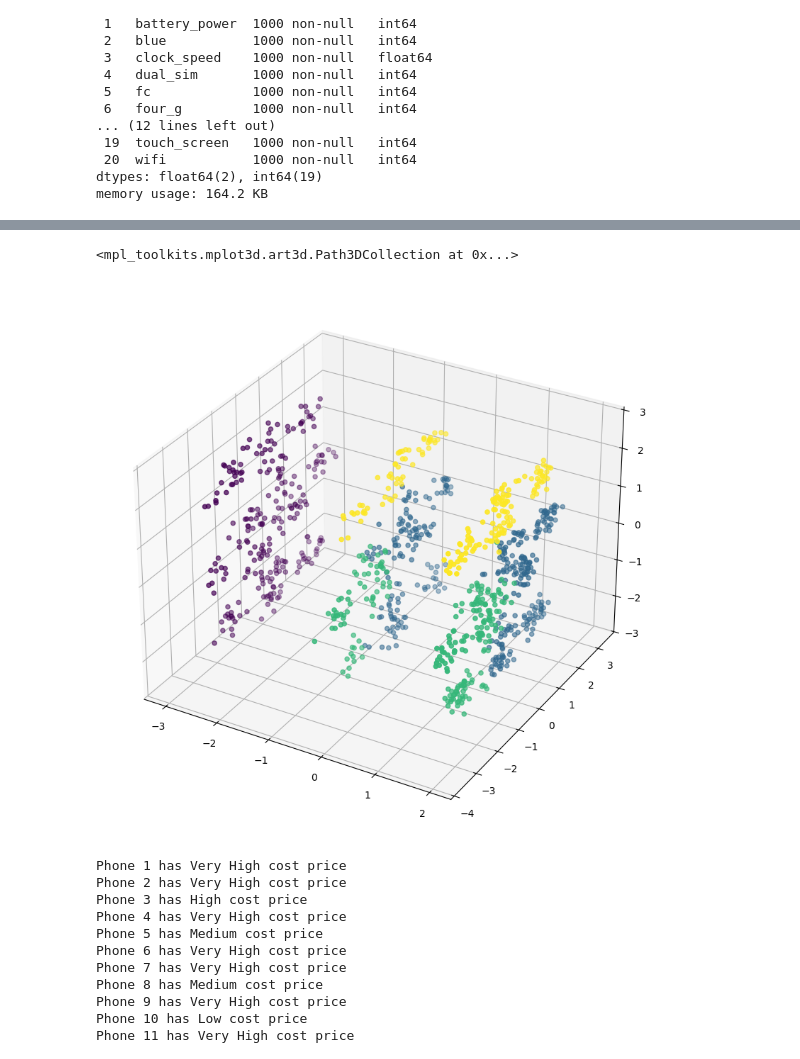
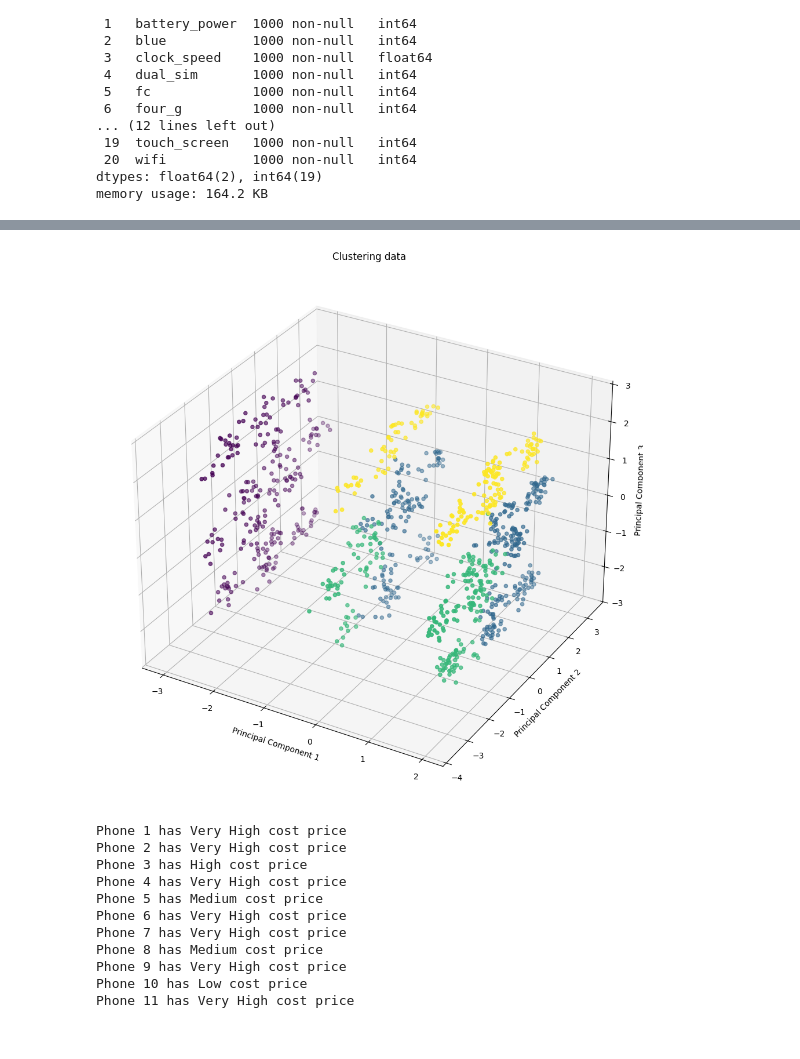
Before and after one commit to dangth2004/Machine-Learning, a Jupyter notebook: mobile_price_prediction/mobile_price.ipynb, the cells around one changed output, grey strips where cells are left out. Drawn from its saved outputs; the diff is of its cells as text; code cells hidden in the pictures.

```diff
--- a/mobile_price_prediction/mobile_price.ipynb
+++ b/mobile_price_prediction/mobile_price.ipynb
@@ -130,12 +154,19 @@ plt.show()
 # %%
+from sklearn.model_selection import train_test_split
+from sklearn.preprocessing import StandardScaler, OneHotEncoder
+
+x_data = train_set.drop('price_range', axis=1)
+x_data = StandardScaler().fit_transform(x_data)  # Standardize data
+y_data = train_set['price_range']
+
 # One-hot encoding
 one_hot_encoder = OneHotEncoder(sparse_output=False, handle_unknown='ignore')
 categorical_features = ["blue", "dual_sim", "four_g", "three_g", "touch_screen", "wifi"]
-original_train = train_set.drop('price_range', axis=1)
-encoded_train = one_hot_encoder.fit_transform(original_train[categorical_features])
-train_df = pd.DataFrame(encoded_train, columns=one_hot_encoder.get_feature_names_out(categorical_features))
-numerical_features_train = original_train.drop(categorical_features, axis=1)
-x_data = pd.concat([numerical_features_train, train_df], axis=1)
+original = train_set.drop('price_range', axis=1)
+encoded = one_hot_encoder.fit_transform(original[categorical_features])
+train_df = pd.DataFrame(encoded, columns=one_hot_encoder.get_feature_names_out(categorical_features))
+numerical_features = original.drop(categorical_features, axis=1)
+x_data = pd.concat([numerical_features, train_df], axis=1)
 
 # Standardize the data after one-hot encoding
 x_data = StandardScaler().fit_transform(x_data)
@@ -351,24 +354,30 @@ x_test_set = pd.concat([numerical_features_test, test_df], axis=1)
 # Standardize the data after one-hot encoding
 x_test_set = StandardScaler().fit_transform(x_test_set)
 # %%
+from sklearn.mixture import GaussianMixture
+
 # Dimensional reduction
 x_test_set_pca = pca.fit_transform(x_test_set)
 
 # Clustering data
 gmm = GaussianMixture(n_components=4, random_state=42)
 clusters = gmm.fit_predict(x_test_set_pca)
 
 # Data Visualization
 pca_x = x_test_set_pca[:, 0]
 pca_y = x_test_set_pca[:, 1]
 pca_z = x_test_set_pca[:, 2]
 
-fig = plt.figure(figsize=(10, 10))
+fig = plt.figure(figsize=(12, 12))
 ax = fig.add_subplot(111, projection='3d')
 ax.scatter(pca_x, pca_y, pca_z, c=clusters, cmap='viridis')
+ax.set_title('Clustering data')
+ax.set_xlabel('Principal Component 1')
+ax.set_ylabel('Principal Component 2')
+ax.set_zlabel('Principal Component 3')
+plt.show()
 # %% [output]
-<mpl_toolkits.mplot3d.art3d.Path3DCollection at 0x...>
-[figure, old version]
+[figure, new version]
 # %%
 y_predict = softmax.predict(x_test_set)
 
```
Also changed, not shown: parts of 18 cells of this notebook.
